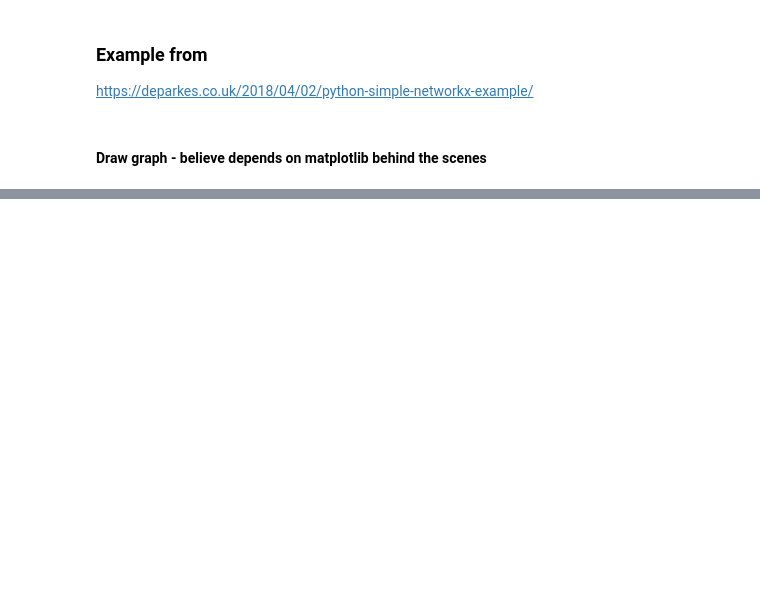
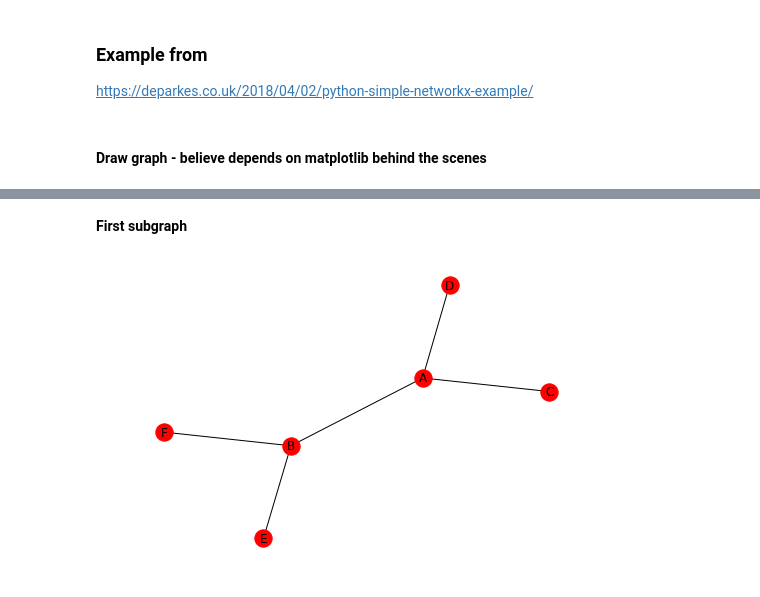
Before and after one commit to alanmaydwell/jupyter_scribblings, a Jupyter notebook: NetworkXtry.ipynb, the cells around one changed output, grey strips where cells are left out. Drawn from its saved outputs; the diff is of its cells as text; code cells hidden in the pictures; blank space fills up the shorter version.

```diff
--- a/NetworkXtry.ipynb
+++ b/NetworkXtry.ipynb
@@ -57,0 +119,8 @@ nx.draw(quick_graph, with_labels=True, font_weight='bold', node_size = 2000)
+# %%
+subgraphs = list(nx.connected_component_subgraphs(thing.to_undirected()))
+# %% [markdown]
+**First subgraph**
+# %%
+nx.draw(subgraphs[0], with_labels=True)
+# %% [output]
+[figure, added]
```
Also changed, not shown: parts of 30 cells of this notebook.
